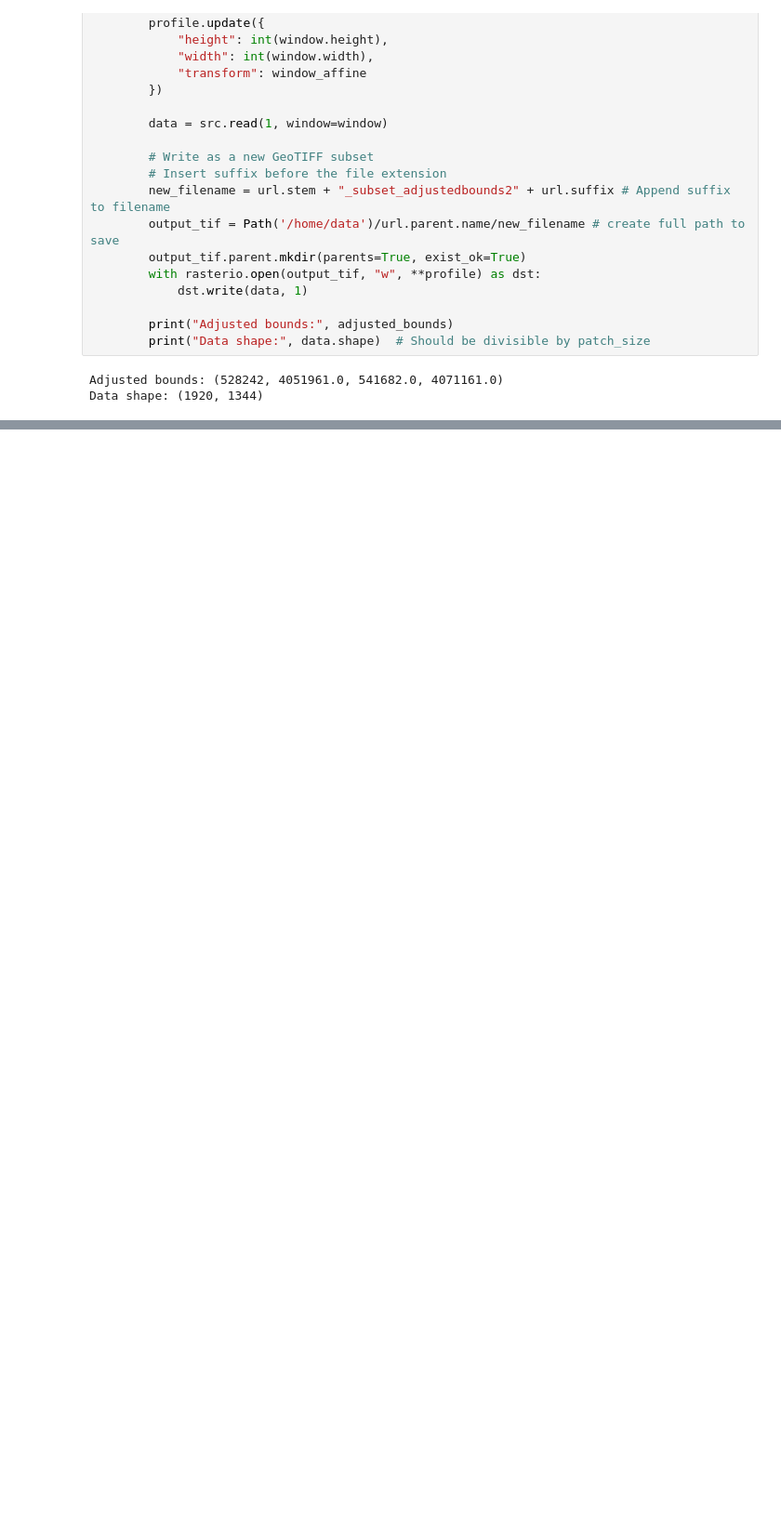
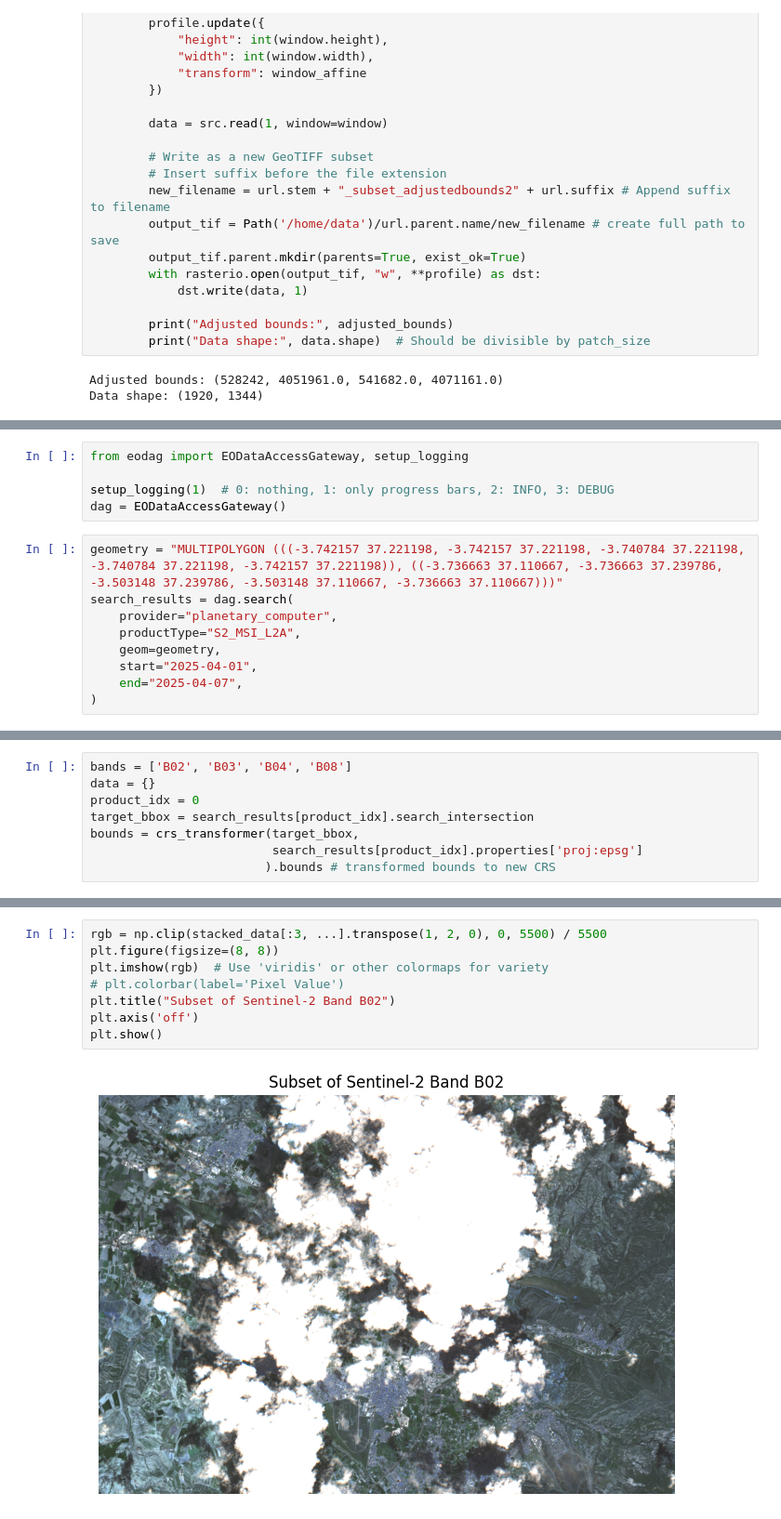
Before and after one commit to kvlachos-cdxi/heloisa-utils, a Jupyter notebook: demo-eo-env/notebooks/out-of-memory-COGs-read.ipynb, the cells around one changed output, grey strips where cells are left out. Shown at 93% size. Cells and saved outputs as stored; diff of their text form; blank space fills up the shorter version.

Commit message:
Add retrieval of data using Planet Computer and eodag.

```diff
--- a/demo-eo-env/notebooks/out-of-memory-COGs-read.ipynb
+++ b/demo-eo-env/notebooks/out-of-memory-COGs-read.ipynb
@@ -128,0 +203,14 @@ Data shape: (1920, 1344)
+# %%
+from eodag import EODataAccessGateway, setup_logging
+
+setup_logging(1)  # 0: nothing, 1: only progress bars, 2: INFO, 3: DEBUG
+dag = EODataAccessGateway()
+# %%
+geometry = "MULTIPOLYGON (((-3.742157 37.221198, -3.742157 37.221198, -3.740784 37.221198, -3.740784 37.221198, -3.742157 37.221198)), ((-3.736663 37.110667, -3.736663 37.239786, -3.503148 37.239786, -3.503148 37.110667, -3.736663 37.110667)))"
+search_results = dag.search(
+    provider="planetary_computer",
+    productType="S2_MSI_L2A",
+    geom=geometry,
+    start="2025-04-01",
+    end="2025-04-07",
+)
@@ -128,0 +225,8 @@ Data shape: (1920, 1344)
+# %%
+bands = ['B02', 'B03', 'B04', 'B08']
+data = {}
+product_idx = 0
+target_bbox = search_results[product_idx].search_intersection
+bounds = crs_transformer(target_bbox,
+                         search_results[product_idx].properties['proj:epsg']
+                        ).bounds # transformed bounds to new CRS
@@ -128,0 +280,10 @@ Data shape: (1920, 1344)
+# %%
+rgb = np.clip(stacked_data[:3, ...].transpose(1, 2, 0), 0, 5500) / 5500
+plt.figure(figsize=(8, 8))
+plt.imshow(rgb)  # Use 'viridis' or other colormaps for variety
+# plt.colorbar(label='Pixel Value')
+plt.title("Subset of Sentinel-2 Band B02")
+plt.axis('off')
+plt.show()
+# %% [output]
+[figure, added]
```
Also changed, not shown: parts of 14 cells of this notebook.
